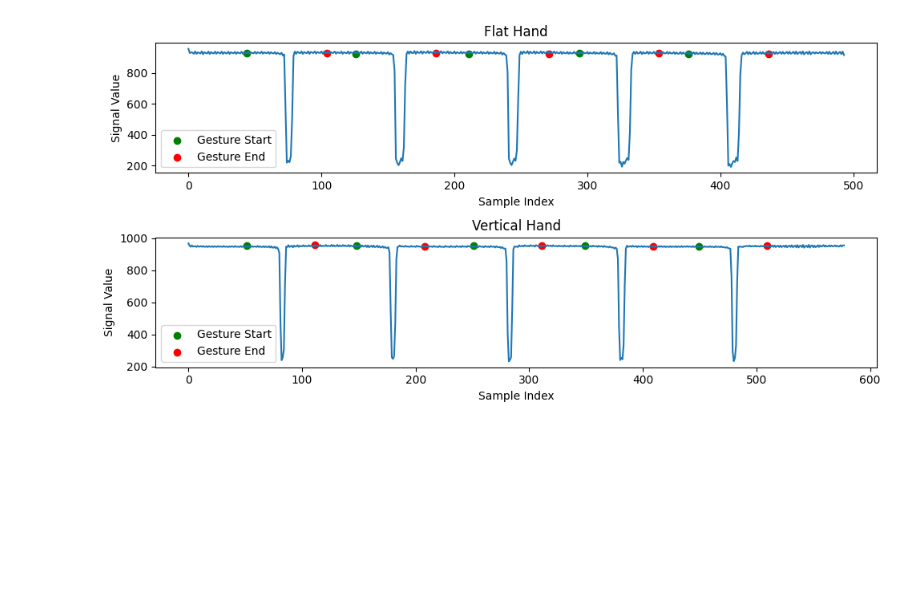
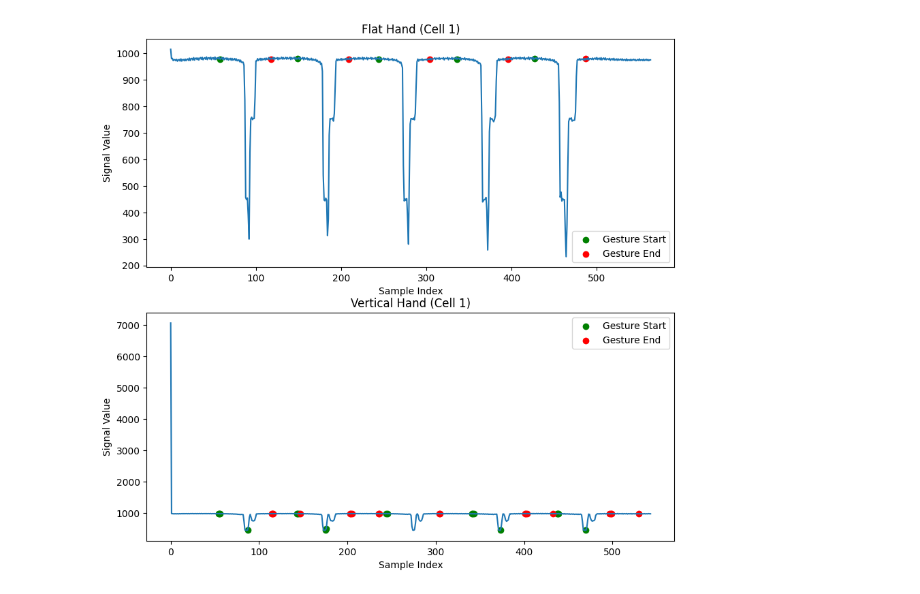
Before and after one commit to Dragonsky8/VLC_Lab_G4, a Jupyter notebook: Lab3/Processor.ipynb, the cells around one changed output. Drawn from its saved outputs; the diff is of its cells as text; code cells hidden in the pictures; blank space fills up the shorter version.

Commit message:
use two sensors

```diff
--- a/Lab3/Processor.ipynb
+++ b/Lab3/Processor.ipynb
@@ -52,17 +71,21 @@ with open('sensor_data.csv', mode='w', newline='') as file:
 # %%
 # read the csv file
-df_1 = pd.read_csv('flat_hand.csv')
-df_2 = pd.read_csv('vertical_hand.csv')
+df_1 = pd.read_csv('two_cells/flat_hand.csv')
+df_2 = pd.read_csv('two_cells/vertical_hand.csv')
 
 # get the data of each solar cell
-solar_cell_1 = df_1['Sensor Value']
-solar_cell_2 = df_2['Sensor Value']
+solar_cell_1_flat = df_1['Cell 1']
+solar_cell_2_flat = df_1['Cell 2']
+solar_cell_1_vertical = df_2['Cell 1']
+solar_cell_2_vertical = df_2['Cell 2']
 # solar_cell_2 = df['Cell 2']
 # solar_cell_3 = df['Cell 3']
 
 # apply DWT for the current value of each solar cell
-coeffs_1 = pywt.wavedec(solar_cell_1, 'haar', level=5) #coeffs_1[0] contains the first-level approximation coefficient of solar_cell_1, coeffs_1[1] contains the first-level detail coefficient of solar_cell_1
-coeffs_2 = pywt.wavedec(solar_cell_2, 'haar', level=5)
+coeffs_1_flat = pywt.wavedec(solar_cell_1_flat, 'haar', level=5) #coeffs_1[0] contains the first-level approximation coefficient of solar_cell_1, coeffs_1[1] contains the first-level detail coefficient of solar_cell_1
+coeffs_2_flat = pywt.wavedec(solar_cell_2_flat, 'haar', level=5)
+coeffs_1_vertical = pywt.wavedec(solar_cell_1_vertical, 'haar', level=5)
+coeffs_2_vertical = pywt.wavedec(solar_cell_2_vertical, 'haar', level=5)
 # coeffs_2 = pywt.wavedec(solar_cell_2, 'haar', level=5)
 # coeffs_3 = pywt.wavedec(solar_cell_3, 'haar', level=5)
 
@@ -134,51 +180,85 @@ def detect_gesture_starts_ends(signal, window_size, std_threshold, mean_threshol
     starts = []
     ends = []
 
     for i in range(len(signal) - window_size):
         window = signal[i:i+window_size]
         std_dev = np.std(window)
         mean = np.mean(window)
         last_sample = window[-1]
 
         if std_dev < std_threshold and abs(last_sample - mean) > mean_threshold:
             starts.append(i)
             ends.append(i + 2*window_size)
 
     return starts, ends
 
-# get the start and end points of hand gesture
-zscore_solar_cell_1 = stats.zscore(solar_cell_denoised_1)
-zscore_solar_cell_2 = stats.zscore(solar_cell_denoised_2)
-starts_flat, ends_flat = detect_gesture_starts_ends(zscore_solar_cell_1, 30, 0.5, 0.25) #the mean and std threshold should be changed?????????
-starts_vertical, ends_vertical = detect_gesture_starts_ends(zscore_solar_cell_2, 30, 0.5, 0.25)
-# Plot the first signal
-plt.figure(figsize=(10, 5))
-plt.subplot(2, 1, 1)  # Create a subplot with 2 rows and 1 column, select the first subplot
-plt.plot(solar_cell_denoised_1)
-plt.title('Flat Hand')
+# Get the start and end points of hand gesture of cell 1
+zscore_solar_cell_1_flat = stats.zscore(solar_cell_denoised_1_flat)
+zscore_solar_cell_1_vertical = stats.zscore(solar_cell_denoised_1_vertical)
+starts_1_flat, ends_1_flat = detect_gesture_starts_ends(zscore_solar_cell_1_flat, 30, 0.5, 0.25) #the mean and std threshold should be changed?????????
+starts_1_vertical, ends_1_vertical = detect_gesture_starts_ends(zscore_solar_cell_1_vertical, 30, 0.5, 0.25)
 
-# Highlight the start and end points
-plt.scatter(starts_flat, solar_cell_denoised_1[starts_flat], color='green', label='Gesture Start')
-plt.scatter(ends_flat, solar_cell_denoised_1[ends_flat], color='red', label='Gesture End')
+# Get the start and end points of hand gesture of cell 2
+zscore_solar_cell_2_flat = stats.zscore(solar_cell_denoised_2_flat)
+zscore_solar_cell_2_vertical = stats.zscore(solar_cell_denoised_2_vertical)
+starts_2_flat, ends_2_flat = detect_gesture_starts_ends(zscore_solar_cell_2_flat, 30, 0.5, 0.25) #the mean and std threshold should be changed?????????
+starts_2_vertical, ends_2_vertical = detect_gesture_starts_ends(zscore_solar_cell_2_vertical, 30, 0.5, 0.25)
+
+## Plot the flat hand gesture of cell 1 signals
+plt.figure(figsize=(10, 20))
+plt.subplot(4, 1, 1)  # Create a subplot with 2 rows and 1 column, select the first subplot
+plt.plot(solar_cell_denoised_1_flat)
+plt.title('Flat Hand (Cell 1)')
+
+## Highlight the start and end points
+plt.scatter(starts_1_flat, solar_cell_denoised_1_flat[starts_1_flat], color='green', label='Gesture Start')
+plt.scatter(ends_1_flat, solar_cell_denoised_1_flat[ends_1_flat], color='red', label='Gesture End')
 
 plt.xlabel('Sample Index')
 plt.ylabel('Signal Value')
 plt.legend()
 
-# Plot the second signal
-plt.subplot(2, 1, 2)  # Select the second subplot
-plt.plot(solar_cell_denoised_2)
-plt.title('Vertical Hand')
+## Plot the vertical hand gesture of cell 1 signals
+plt.subplot(4, 1, 2)  # Select the second subplot
+plt.plot(solar_cell_denoised_1_vertical)
+plt.title('Vertical Hand (Cell 1)')
 
-# Highlight the start and end points
-plt.scatter(starts_vertical, solar_cell_denoised_2[starts_vertical], color='green', label='Gesture Start')
-plt.scatter(ends_vertical, solar_cell_denoised_2[ends_vertical], color='red', label='Gesture End')
+## Highlight the start and end points
+plt.scatter(starts_1_vertical, solar_cell_denoised_1_vertical[starts_1_vertical], color='green', label='Gesture Start')
+plt.scatter(ends_1_vertical, solar_cell_denoised_1_vertical[ends_1_vertical], color='red', label='Gesture End')
+
+plt.xlabel('Sample Index')
+plt.ylabel('Signal Value')
+plt.legend()
+
+## Plot the flat hand gesture of cell 2 signals
+plt.figure(figsize=(10, 5))
+plt.subplot(4, 1, 3)  # Create a subplot with 2 rows and 1 column, select the first subplot
+plt.plot(solar_cell_denoised_2_flat)
+plt.title('Flat Hand (Cell 2)')
+
+## Highlight the start and end points
+plt.scatter(starts_2_flat, solar_cell_denoised_2_flat[starts_2_flat], color='green', label='Gesture Start')
+plt.scatter(ends_2_flat, solar_cell_denoised_2_flat[ends_2_flat], color='red', label='Gesture End')
+
+plt.xlabel('Sample Index')
+plt.ylabel('Signal Value')
+plt.legend()
+
+## Plot the vertical hand gesture of cell 1 signals
+plt.subplot(4, 1, 4)  # Select the second subplot
+plt.plot(solar_cell_denoised_2_vertical)
+plt.title('Vertical Hand (Cell 2)')
+
+## Highlight the start and end points
+plt.scatter(starts_2_vertical, solar_cell_denoised_2_vertical[starts_2_vertical], color='green', label='Gesture Start')
+plt.scatter(ends_2_vertical, solar_cell_denoised_2_vertical[ends_2_vertical], color='red', label='Gesture End')
 
 plt.xlabel('Sample Index')
 plt.ylabel('Signal Value')
 plt.legend()
 
 plt.tight_layout()  # Adjust subplot layout for better spacing
 plt.show()
 # %% [output]
-[figure, old version]
+[figure, new version]
```
Also changed, not shown: parts of 11 cells of this notebook, 5 other files.
